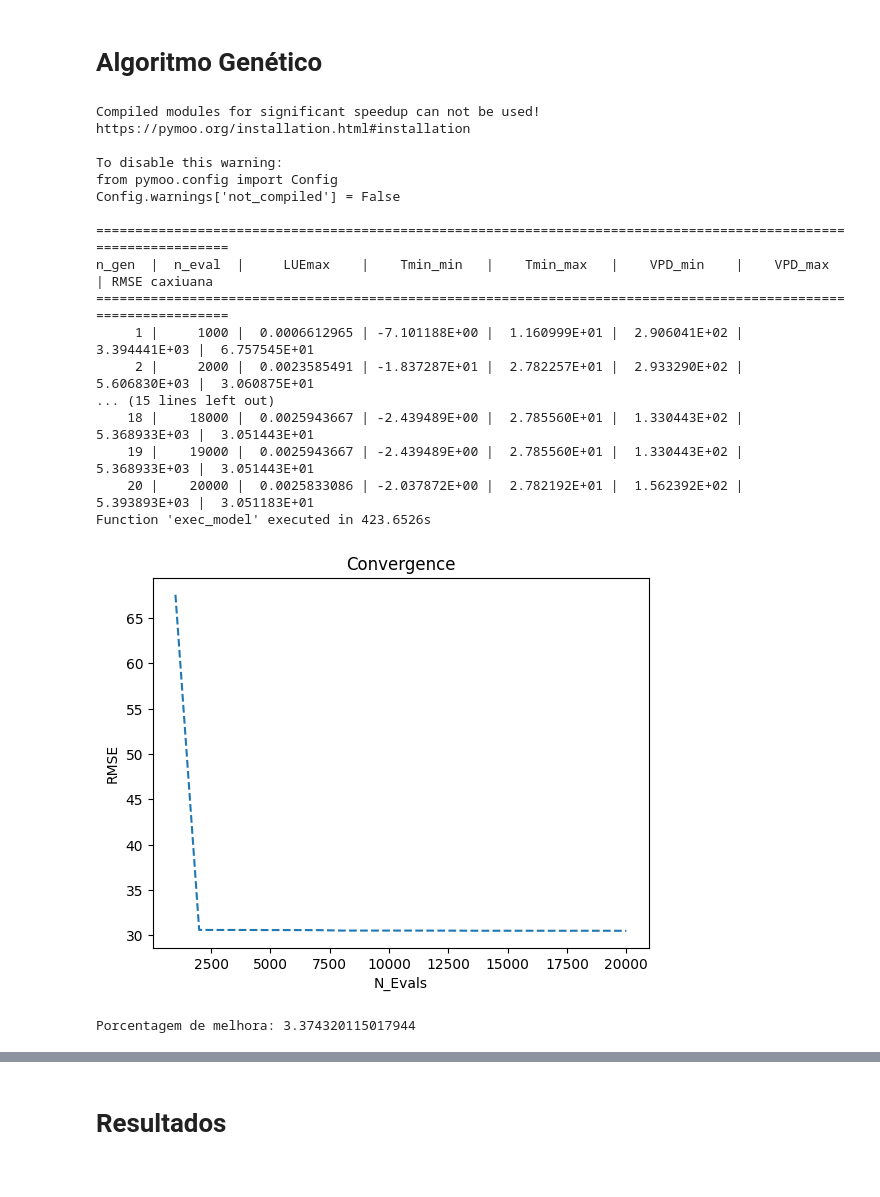
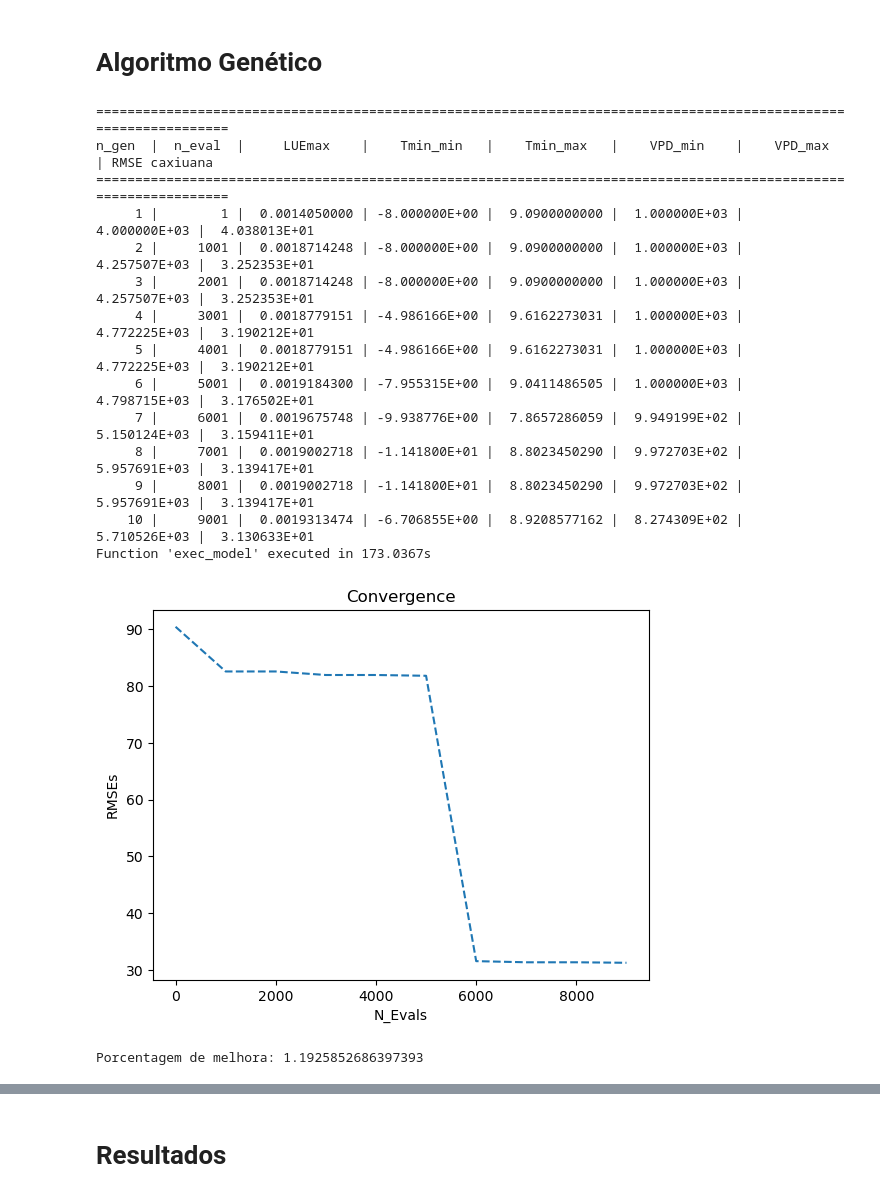
Before and after one commit to leotamasauskas/Enhancing-Satellite-Based-Estimations-of-Carbon-Flux-in-Caxiuan-Forest-Using-Artificial-Intelligence, a Jupyter notebook: main.ipynb, the cells around one changed output, grey strips where cells are left out. Cells and saved outputs as stored; diff of their text form; code cells hidden in the pictures.

```diff
--- a/main.ipynb
+++ b/main.ipynb
@@ -16,6 +16,7 @@ import mod17
 from mod17 import MOD17, PFT_VALID
 from mod17.utils import restore_bplut, pft_remap
 
+
 from sklearn.linear_model import LinearRegression
 from sklearn.metrics import mean_absolute_error, mean_squared_error
 from statsmodels.tsa.api import ExponentialSmoothing, SimpleExpSmoothing, Holt
@@ -24,7 +25,6 @@ from pymoo.algorithms.soo.nonconvex.ga import GA
 from pymoo.optimize import minimize
 from pymoo.constraints.as_penalty import ConstraintsAsPenalty
 from pymoo.operators.mutation.pm import PolynomialMutation
-from pymoo.operators.sampling.rnd import FloatRandomSampling
 from pymoo.operators.crossover.sbx import SBX
 from pymoo.util.display.column import Column
 from pymoo.util.display.output import Output
@@ -105,7 +105,7 @@ observacoes_cax = cax['GEP']
 observacoes_cax = observacoes_cax.rename_axis('index')
 observacoes_cax = observacoes_cax.rename('GPP')
 
-observacoes_cax = ExponentialSmoothing(observacoes_cax, initialization_method="heuristic",freq='D').fit(optimized=True).fittedvalues
+#observacoes_cax = ExponentialSmoothing(observacoes_cax, initialization_method="heuristic",freq='D').fit(optimized=True).fittedvalues
 # %% [markdown]
 ## Cálculo do GPP com os Parâmetros da BPLUT (MERRA-2)
 # %% [markdown]
@@ -154,8 +154,9 @@ def modis_date(data_str):
     data = datetime.strptime('{}-{}'.format(ano, dia_ano), '%Y-%j')
     return data
 
+
 # Leitura e pré-processamento dos dados de Fração de Absorção de Luz Fotossinteticamente Ativa (FPAR)
-fpar = pd.read_csv('./caxiuana/cax_fpar.csv', header=None,na_values='F') # unidade: (%)
+fpar = pd.read_csv('./caxiuana/filtered_scaled_Fpar_500m.csv', header=None,na_values='F') # unidade: (%)
 fpar.index = fpar[2].apply(modis_date)  # Convertendo a data no formato MODIS
 
 # Arrumando o dataframe
@@ -187,7 +188,7 @@ gpp_ebf = MOD17._gpp(parametros,drivers_caxiuana[0],drivers_caxiuana[1],drivers_
 
 gpp_alg_caxiuana = pd.DataFrame(gpp_ebf,index=observacoes_cax.index)
 
-gpp_alg_caxiuana = ExponentialSmoothing(gpp_alg_caxiuana, initialization_method="heuristic",freq='D').fit(optimized=True).fittedvalues
+#gpp_alg_caxiuana = ExponentialSmoothing(gpp_alg_caxiuana, initialization_method="heuristic",freq='D').fit(optimized=True).fittedvalues
 # %% [markdown]
 ## Dados de GPP do MOD17
 # %% [markdown]
@@ -318,9 +339,12 @@ class MyCustomProblem(ElementwiseProblem,):
 
         rmse_caxiuana = np.sqrt(mean_squared_error(y_true=observacoes_caxiuana, y_pred=previsoes_caxiuana))
 
+        comparar_mod_caxiuana = (rmse_caxiuana > rmse_mod_caxiuana)
+
         # Armazenar na saída
         out["F"] = rmse_caxiuana
 
+        out["G"] = comparar_mod_caxiuana
 
 class MyCallback(Callback):
     '''Classe utilizada para salvar dados do GA sem precisar usar o parâmetro save_history que ocupa muita memória e deixa o AG mais lento'''
@@ -337,17 +361,14 @@ class MyCallback(Callback):
 # Defina o problema
 problem = MyCustomProblem()
 callback = MyCallback()
-sampling = FloatRandomSampling()
-
-pop_size = 1000
 
 # Defina o algoritmo GA
 algorithm = GA(
-    pop_size=pop_size,
+    pop_size=1000,
     eliminate_duplicates=True,
-    sampling=sampling(problem, pop_size).get("X"),
+    sampling=initial_population[:5],
     mutation=PolynomialMutation(prob=0.5, eta=20),
-    crossover=SBX(prob=0.8, eta=20)
+    crossover=SBX(prob=0.5,eta=20)
 )
 
 
@@ -360,56 +381,54 @@ def timer_func(func):
         t2 = time()
         print(f'Function {func.__name__!r} executed in {(t2-t1):.4f}s')
         return result
     return wrap_func
 
 
 @timer_func
 def exec_model():
     # Execute a otimização
-    res = minimize(problem,
+    res = minimize(ConstraintsAsPenalty(problem,penalty=50.0),
                    algorithm,
-                   ('n_gen', 20),
-                   seed=2,
+                   ('n_gen', 10),
+                   seed=1,
                    output=MyOutput(),
                    callback=callback,
                    save_history=False,
                    verbose=True)
     return res
 
 res = exec_model()
 
 #Plotando o gráfico de convergência
 plt.title("Convergence")
 plt.plot(callback.n_evals, callback.opt, "--")
-plt.ylabel("RMSE")
+plt.ylabel("RMSEs")
 plt.xlabel("N_Evals")
 
 plt.show()
 #plt.savefig("convergence.png", dpi=300)
 
-rmse_GA = res.algorithm.callback.opt[-1][0]
-melhor_params = res.algorithm.opt[0].X
-print(f'Porcentagem de melhora: {-((rmse_GA - rmse_mod_caxiuana) / rmse_mod_caxiuana) * 100}')
+previsoes_caxiuana_GA= get_data(list(res.X))
+rmse_st = np.sqrt(mean_squared_error(y_true=observacoes_caxiuana,y_pred=previsoes_caxiuana_GA))
+
+print(f'Porcentagem de melhora: {-((rmse_st - rmse_mod_caxiuana) / rmse_mod_caxiuana) * 100}')
 # %% [output]
-Compiled modules for significant speedup can not be used!
-https://pymoo.org/installation.html#installation
-
-To disable this warning:
-from pymoo.config import Config
-Config.warnings['not_compiled'] = False
-
 =================================================================================================================
 n_gen  |  n_eval  |     LUEmax    |    Tmin_min   |    Tmin_max   |    VPD_min    |    VPD_max    | RMSE caxiuana
 =================================================================================================================
-     1 |     1000 |  0.0006612965 | -7.101188E+00 |  1.160999E+01 |  2.906041E+02 |  3.394441E+03 |  6.757545E+01
-     2 |     2000 |  0.0023585491 | -1.837287E+01 |  2.782257E+01 |  2.933290E+02 |  5.606830E+03 |  3.060875E+01
-... (15 lines left out)
-    18 |    18000 |  0.0025943667 | -2.439489E+00 |  2.785560E+01 |  1.330443E+02 |  5.368933E+03 |  3.051443E+01
-    19 |    19000 |  0.0025943667 | -2.439489E+00 |  2.785560E+01 |  1.330443E+02 |  5.368933E+03 |  3.051443E+01
-    20 |    20000 |  0.0025833086 | -2.037872E+00 |  2.782192E+01 |  1.562392E+02 |  5.393893E+03 |  3.051183E+01
-Function 'exec_model' executed in 423.6526s
+     1 |        1 |  0.0014050000 | -8.000000E+00 |  9.0900000000 |  1.000000E+03 |  4.000000E+03 |  4.038013E+01
+     2 |     1001 |  0.0018714248 | -8.000000E+00 |  9.0900000000 |  1.000000E+03 |  4.257507E+03 |  3.252353E+01
+     3 |     2001 |  0.0018714248 | -8.000000E+00 |  9.0900000000 |  1.000000E+03 |  4.257507E+03 |  3.252353E+01
+     4 |     3001 |  0.0018779151 | -4.986166E+00 |  9.6162273031 |  1.000000E+03 |  4.772225E+03 |  3.190212E+01
+     5 |     4001 |  0.0018779151 | -4.986166E+00 |  9.6162273031 |  1.000000E+03 |  4.772225E+03 |  3.190212E+01
+     6 |     5001 |  0.0019184300 | -7.955315E+00 |  9.0411486505 |  1.000000E+03 |  4.798715E+03 |  3.176502E+01
+     7 |     6001 |  0.0019675748 | -9.938776E+00 |  7.8657286059 |  9.949199E+02 |  5.150124E+03 |  3.159411E+01
+     8 |     7001 |  0.0019002718 | -1.141800E+01 |  8.8023450290 |  9.972703E+02 |  5.957691E+03 |  3.139417E+01
+     9 |     8001 |  0.0019002718 | -1.141800E+01 |  8.8023450290 |  9.972703E+02 |  5.957691E+03 |  3.139417E+01
+    10 |     9001 |  0.0019313474 | -6.706855E+00 |  8.9208577162 |  8.274309E+02 |  5.710526E+03 |  3.130633E+01
+Function 'exec_model' executed in 173.0367s
-[figure, old version]
+[figure, new version]
-Porcentagem de melhora: 3.374320115017944
+Porcentagem de melhora: 1.1925852686397393
 # %%
 # Plotando o gráfico de convergência em relação ao número de gerações
 plt.figure(figsize=(10, 6))
```
Also changed, not shown: parts of 14 cells of this notebook, 2 other files.
